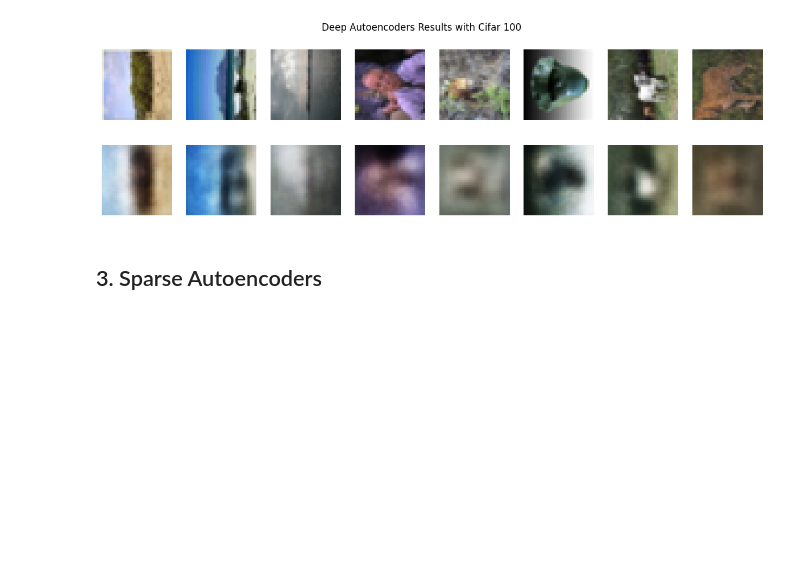
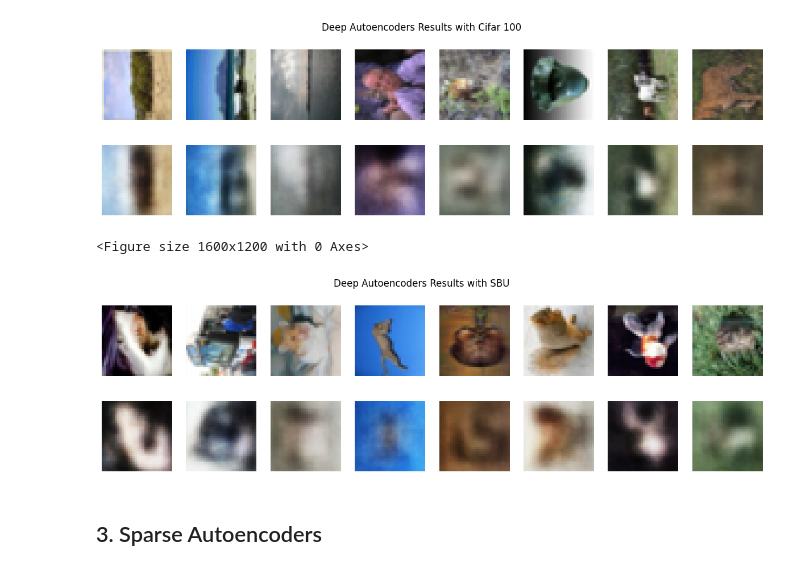
Before and after one commit to JHermosillaD/Autoencoders, a Jupyter notebook: Autoencoder.ipynb, the cells around one changed output. Drawn from its saved outputs; the diff is of its cells as text; code cells hidden in the pictures; blank space fills up the shorter version.

```diff
--- a/Autoencoder.ipynb
+++ b/Autoencoder.ipynb
@@ -87,6 +87,15 @@ targets2 = features2
 
 test_set2 = datasets.CIFAR100(root='./data', train=False, download=True, transform=transforms.Compose([transforms.ToTensor()]))
 test_loader2 = torch.utils.data.DataLoader(test_set2, batch_size=batch_size_, shuffle=True)
+
+# SBU
+train_set3 = datasets.CIFAR100(root='./data', train=True, download=True, transform=transforms.Compose([transforms.ToTensor()]))
+train_loader3 = torch.utils.data.DataLoader(train_set2, batch_size=batch_size_, shuffle=True)
+features3 = torch.stack([train_set3[i][0].view(-1) for i in range(len(train_set3))]).numpy()
+targets3 = features3
+
+test_set3 = datasets.CIFAR100(root='./data', train=False, download=True, transform=transforms.Compose([transforms.ToTensor()]))
+test_loader3 = torch.utils.data.DataLoader(test_set3, batch_size=batch_size_, shuffle=True)
 # %% [output]
 Files already downloaded and verified
 Files already downloaded and verified
@@ -722,6 +520,27 @@ plt.show()
 # %% [output]
 <Figure size 1600x1200 with 0 Axes>
 [figure]
+# %%
+# SBU
+with torch.no_grad():
+    for data_a, _ in test_loader3:
+        data_a = data_a.to(dev)
+        recon = model3(data_a)
+        break
+recon1 = recon.view(batch_size_, 3, 32, 32)
+
+plt.figure(dpi=250)
+fig, ax = plt.subplots(2, 8, figsize=(15, 4))
+fig.suptitle('Deep Autoencoders Results with SBU')
+for i in range(8):
+    ax[0, i].imshow(data_a[i].cpu().numpy().T)
+    ax[1, i].imshow(recon1[i].cpu().numpy().T)
+    ax[0, i].axis('OFF')
+    ax[1, i].axis('OFF')
+plt.show()
+# %% [output]
+<Figure size 1600x1200 with 0 Axes>
+[figure, added]
 # %% [markdown]
 ## 3. Sparse Autoencoders
 # %%
```
Also changed, not shown: parts of 10 cells of this notebook.
